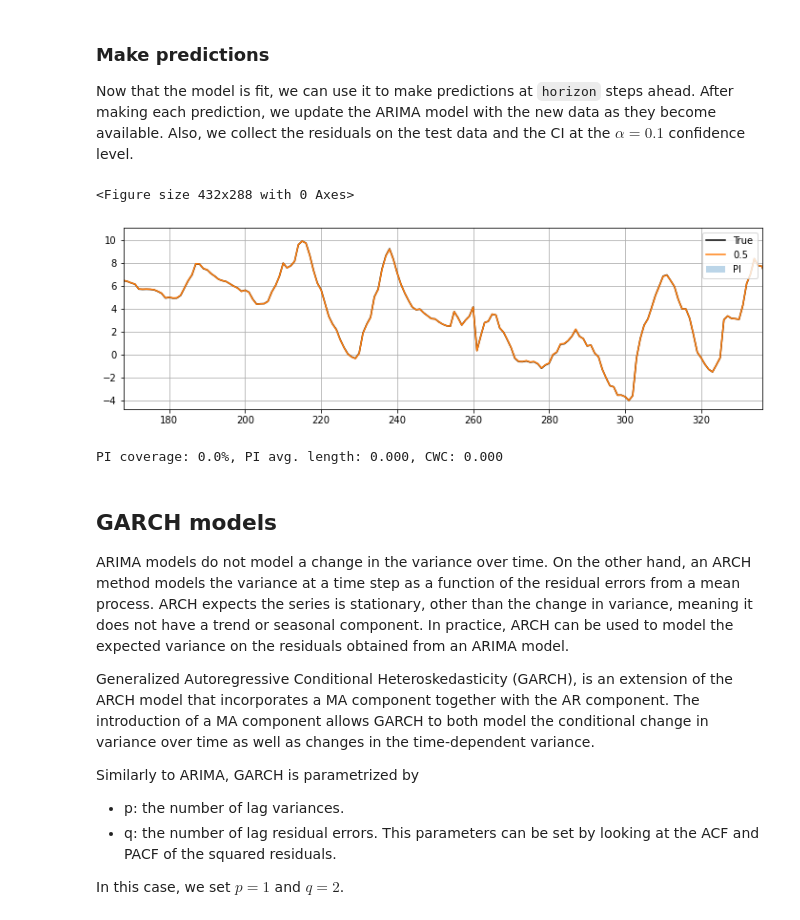
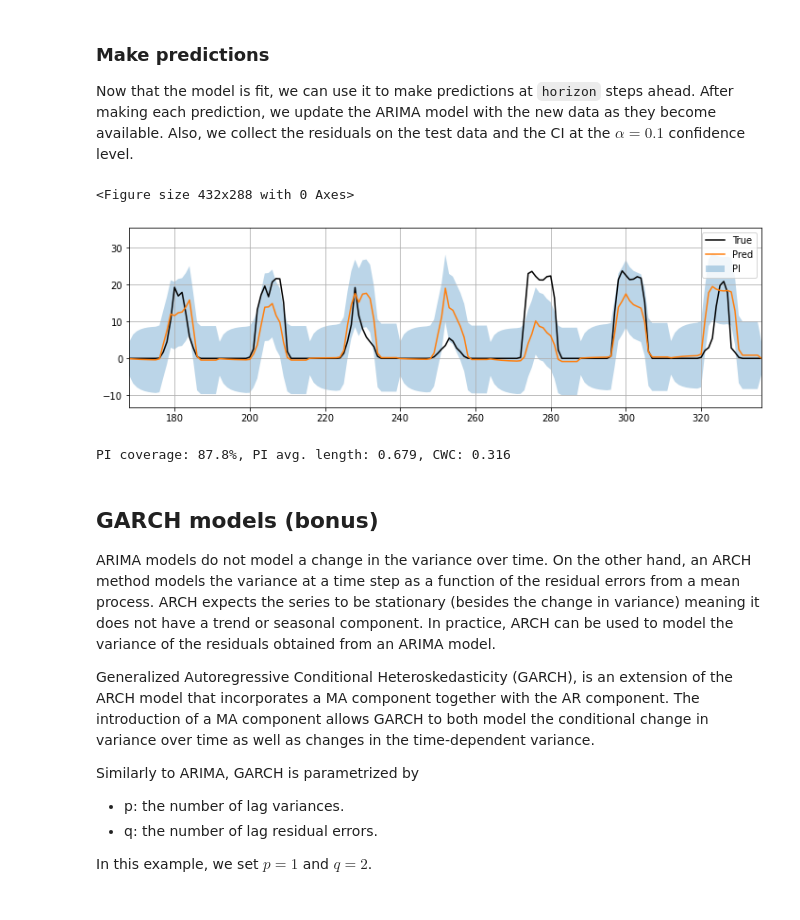
Before and after one commit to FilippoMB/Ensemble-Conformalized-Quantile-Regression, a Jupyter notebook: arima_(and_garch)_example.ipynb, the cells around one changed output. Saved outputs shown, nothing was run; the diff lists cells and outputs as text; code cells hidden in the pictures.

```diff
--- a/arima_(and_garch)_example.ipynb
+++ b/arima_(and_garch)_example.ipynb
@@ -31 +17,11 @@ test_df = df[n_train:]
+# %%
+# load data
+train_df, _, test_df = data_loaders.get_solar_data()
+horizon=24
+seasonality=24
+target='MWH'
+
+# we use a subset of the actual dataset in this example
+train_df = train_df[:2000]
+test_df = test_df[:1000]
 # %% [markdown]
@@ -33,9 +29,9 @@ Next we separate the target variable ``T (degC)`` from the other variables, whic
 # %%
 # separate exogenous variables (x) from the target variable (y)
-y_train = train_df['T (degC)'].values
-x_train = train_df.drop('T (degC)', axis=1).values
-y_test = test_df['T (degC)'].values
-x_test = test_df.drop('T (degC)', axis=1).values
+y_train = train_df[target].values
+x_train = train_df.drop(target, axis=1).values
+y_test = test_df[target].values
+x_test = test_df.drop(target, axis=1).values
 
 print(f"y_train: {y_train.shape}, x_train: {x_train.shape}, y_test: {y_test.shape}, x_test: {x_test.shape}")
 # %% [output]
@@ -62,7 +58,7 @@ We use ``auto_arima`` to find the best ARIMA model for the data at hand. The pro
 arima_model = pmdarima.auto_arima(
     y_train, exogenous=x_train,
     start_p=1, start_q=1,
-    max_p=3, max_q=3, m=seasonality,
+    max_p=4, max_q=4, m=seasonality,
     start_P=0, seasonal=True,
     d=1, D=1, trace=True,
     error_action='ignore',   # don't want to know if an order does not work
@@ -113,18 +117,20 @@ plt.show()
 Now that the model is fit, we can use it to make predictions at ``horizon`` steps ahead. After making each prediction, we update the ARIMA model with the new data as they become available. Also, we collect the residuals on the test data and the CI at the $\alpha=0.1$ confidence level.
 # %%
 # Make predictions and update the model
-forecast, test_res, CI = [], [], []
+pred_list, ci_list, res_list = [], [], []
 for step in tqdm(range(y_test.shape[0]//horizon)):
-    y_hat, conf_int = arima_model.predict(n_periods=horizon, return_conf_int=True, alpha=0.1, exogenous=x_test[step*horizon:(step+1)*horizon])
-    forecast.append(y_hat)
-    CI.append(conf_int)
-    test_res.append(y_test[step*horizon:(step+1)*horizon, 0] - y_hat)
-    arima_model.update(y_test[step*horizon:(step+1)*horizon], exogenous=x_test[step*horizon:(step+1)*horizon])
+    y_hat, conf_int = arima_model.predict(n_periods=horizon, return_conf_int=True, alpha=0.1)
+    pred_list.append(y_hat)
+    ci_list.append(conf_int)
+    res_list.append(y_test[step*horizon:(step+1)*horizon, 0] - y_hat)
+    arima_model.update(
+        y_test[step*horizon:(step+1)*horizon],
+        exogenous=x_test[step*horizon:(step+1)*horizon])
 
 # collect predictions, CI, and residuals
-preds = np.hstack(forecast)[...,None]
-preds_ci = np.vstack(CI)
-test_res = np.hstack(test_res)
+preds = np.hstack(pred_list)[...,None]
+preds_ci = np.vstack(ci_list)
+test_res = np.hstack(res_list)
 # %%
 # post-process output
 y_hat = y_scaler.inverse_transform(preds)
@@ -133,16 +139,16 @@ y_test = y_scaler.inverse_transform(y_test[:preds.shape[0]])
 # %%
 # plot and print arima results
 plot_PIs(y_test[:preds.shape[0]], y_hat, y_hat_ci[:,0], y_hat_ci[:,1], x_lims=[168,336])
-compute_coverage_len(y_test[:preds.shape[0],0], preds_ci[:,0], preds_ci[:,1], verbose=True)
+compute_coverage_len(y_test[:preds.shape[0],0], y_hat_ci[:,0], y_hat_ci[:,1], verbose=True)
 # %% [output]
 <Figure size 432x288 with 0 Axes>
-[figure, old version]
+[figure, new version]
-PI coverage: 0.0%, PI avg. length: 0.000, CWC: 0.000
+PI coverage: 87.8%, PI avg. length: 0.679, CWC: 0.316
 # %% [markdown]
-## GARCH models
+## GARCH models (bonus)
 
-ARIMA models do not model a change in the variance over time. On the other hand, an ARCH method models the variance at a time step as a function of the residual errors from a mean process. ARCH expects the series is stationary, other than the change in variance, meaning it does not have a trend or seasonal component.
-In practice, ARCH can be used to model the expected variance on the residuals obtained from an ARIMA model.
+ARIMA models do not model a change in the variance over time. On the other hand, an ARCH method models the variance at a time step as a function of the residual errors from a mean process. ARCH expects the series to be stationary (besides the change in variance) meaning it does not have a trend or seasonal component.
+In practice, ARCH can be used to model the variance of the residuals obtained from an ARIMA model.
 
 Generalized Autoregressive Conditional Heteroskedasticity (GARCH), is an extension of the ARCH model that incorporates a MA component together with the AR component.
 The introduction of a MA component allows GARCH to both model the conditional change in variance over time as well as changes in the time-dependent variance.
@@ -150,9 +156,8 @@ The introduction of a MA component allows GARCH to both model the conditional ch
 Similarly to ARIMA, GARCH is parametrized by
 - p: the number of lag variances.
 - q: the number of lag residual errors.
-This parameters can be set by looking at the ACF and PACF of the squared residuals.
 
-In this case, we set $p=1$ and $q=2$.
+In this example, we set $p=1$ and $q=2$.
 # %%
 tot_res = np.concatenate((train_res, test_res))
 
```
Also changed, not shown: parts of 19 cells of this notebook.
